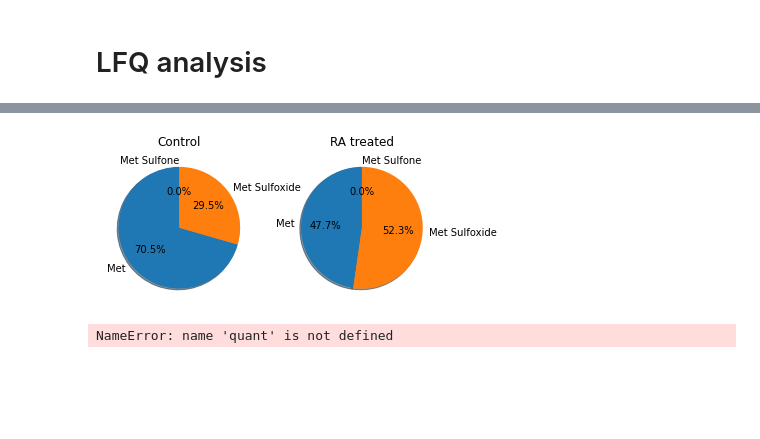
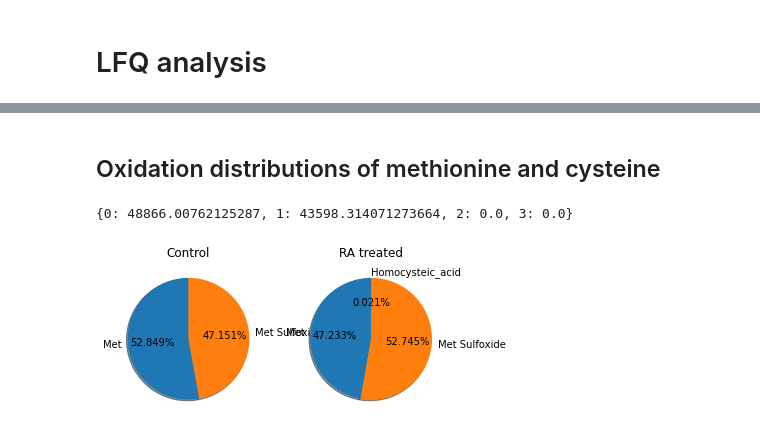
Before and after one commit to rodvrees/Master_Thesis, a Jupyter notebook: Project_analysis/PXD014381.ipynb, the cells around one changed output, grey strips where cells are left out. Drawn from its saved outputs; the diff is of its cells as text; code cells hidden in the pictures; blank space fills up the shorter version.

```diff
--- a/Project_analysis/PXD014381.ipynb
+++ b/Project_analysis/PXD014381.ipynb
@@ -93,7 +100,7 @@ mrRArep = OA.modratios(RArep)
 modr_temp = pd.merge(mrDiamiderep, mrRArep, on="Modification", suffixes=('_Diamide', '_RA'))
 modr = pd.merge(modr_temp, mrControlrep, on="Modification")
 modr = modr.rename(columns={'Ratios':'Ratios_Control'})
-modr = modr.drop(modr[(modr["Ratios_Diamide"] == 0) | (modr["Ratios_RA"] == 0) | (modr["Ratios_Control"] == 0)].index)
+modr = modr.drop(modr[(modr["Ratios_Diamide"] == 0) & (modr["Ratios_RA"] == 0) & (modr["Ratios_Control"] == 0)].index)
 modr
 # %% [output]
 |  | Modification | Ratios_Diamide | Ratios_RA | Ratios_Control |
@@ -215,4 +228,5 @@ importlib.reload(OA)
 # %%
-quant = pd.read_csv("/home/robbe/ionbot/PXD014381/raw_files/QuantifiedPeptides.tsv", sep="\t")
+#quant = pd.read_csv("/home/robbe/ionbot/PXD014381/raw_files/QuantifiedPeptides.tsv", sep="\t")
+quant = pd.read_csv("/home/robbe/ionbot/ionbot_0.9.5/PXD014381/mzml_files/QuantifiedPeptides.tsv", sep="\t")
 quant.drop(list(quant.filter(regex = 'Detection Type|Unnamed')), axis = 1, inplace = True)
 quant.drop(["Protein Groups", "Gene Names", "Organism"], axis =1, inplace = True)
@@ -234,0 +362,7 @@ OA.boxplots(Controldf, RAdf, ["Control", "RA-treated"])
+# %%
+ControlID = ["UnimodAccession", "QX01983","QX01981","QX01867","QX01870","QX01873"]
+RAID = ["UnimodAccession", "QX01860","QX01863","QX01866","QX01869","QX01872"]
+DiaID = ["UnimodAccession","QX01862","QX01865","QX01868","QX01984","QX01874","QX01983"]
+
+Controldf = Nonspecific.filter(regex = '|'.join(ControlID))
+RAdf = Nonspecific.filter(regex = "|".join(RAID))
@@ -235,11 +386,15 @@ OA.boxplots(Controldf, RAdf, ["Control", "RA-treated"])
+# %% [markdown]
+## Oxidation distributions of methionine and cysteine
 # %%
 Nonmodified = quant.loc[quant["Sequence"].str.endswith("nan") & quant["Base Sequence"].str.contains("M")]
 Sulfoxide = quant.loc[quant["Sequence"].str.contains("[35]oxidation[M]",regex=False)]
 Sulfone = quant.loc[quant["Sequence"].str.contains("[425]Dioxidation[M]", regex = False)]
+Homocysteic_acid = quant.loc[quant["Sequence"].str.contains("[1384]Homocysteic_acid[M]", regex = False)]
 Nonmodifiednums = Nonmodified.append(Nonmodified.sum(numeric_only=True), ignore_index=True)[-1:]
 Sulfoxidenums = Sulfoxide.append(Sulfoxide.sum(numeric_only=True), ignore_index=True)[-1:]
 Sulfonenums = Sulfone.append(Sulfone.sum(numeric_only=True), ignore_index=True)[-1:]
-moddf = [Nonmodifiednums, Sulfoxidenums, Sulfonenums]
+Homocysteicnums = Homocysteic_acid.append(Homocysteic_acid.sum(numeric_only=True), ignore_index= True)[-1:]
+moddf = [Nonmodifiednums, Sulfoxidenums, Sulfonenums, Homocysteicnums]
 # %%
 Controldict = {}
 RAdict = {}
@@ -251,24 +406,31 @@ for i, df in enumerate(moddf):
     RAsum = RAsub.sum(axis=1)
     Controldict[i] = Controlsum.values[0]
     RAdict[i] = RAsum.values[0]
+# %%
+Controldict
+# %% [output]
+{0: 48866.00762125287, 1: 43598.314071273664, 2: 0.0, 3: 0.0}
 # %%
-labels = ["Met", "Met Sulfoxide", "Met Sulfone"]
+labelsH = ["Met", "Met Sulfoxide"]
+labelsC = ["Met", "Met Sulfoxide", "Homocysteic_acid"]
 sizesC = []
 sizesT = []
 for x, y in Controldict.items():
-    sizesC.append(y)
+    if y != 0:
+        sizesC.append(y)
 for x, y in RAdict.items():
-    sizesT.append(y)
+    if y != 0:
+        sizesT.append(y)
 
 fig, (ax1, ax2) = plt.subplots(1, 2)
-ax1.pie(sizesC, labels=labels, autopct='%1.1f%%', shadow= True, startangle = 90)
-ax2.pie(sizesT, labels=labels, autopct='%1.1f%%', shadow= True, startangle= 90)
+ax1.pie(sizesC, labels=labelsH, autopct='%1.3f%%', shadow= True, startangle = 90)
+ax2.pie(sizesT, labels=labelsC, autopct='%1.3f%%', shadow= True, startangle= 90)
 plt.title("Methionine containing peptides")
 ax1.set_title("Control")
 ax2.set_title("RA treated")
 plt.show()
 # %% [output]
-[figure, old version]
+[figure, new version]
 # %%
 NonmodifiedC = quant.loc[quant["Sequence"].str.endswith("nan") & quant["Base Sequence"].str.contains("C")]
 Sulfenic = quant.loc[quant["Sequence"].str.contains("[35]oxidation[C]",regex=False)]
@@ -279,8 +441,6 @@ Sulfenic_acid = Sulfenic.append(Sulfenic.sum(numeric_only=True), ignore_index=Tr
 Sulfinic_acid = Sulfinic.append(Sulfinic.sum(numeric_only=True), ignore_index=True)[-1:]
 Cysteic_acid = Cysteic.append(Cysteic.sum(numeric_only=True), ignore_index=True)[-1:]
 moddfc = [Non_modified, Sulfenic_acid, Sulfinic_acid, Cysteic_acid]
-# %% [output]
-NameError: name 'quant' is not defined
 # %%
 Controldict = {}
 RAdict = {}
```
Also changed, not shown: parts of 31 cells of this notebook, 29 other files.
